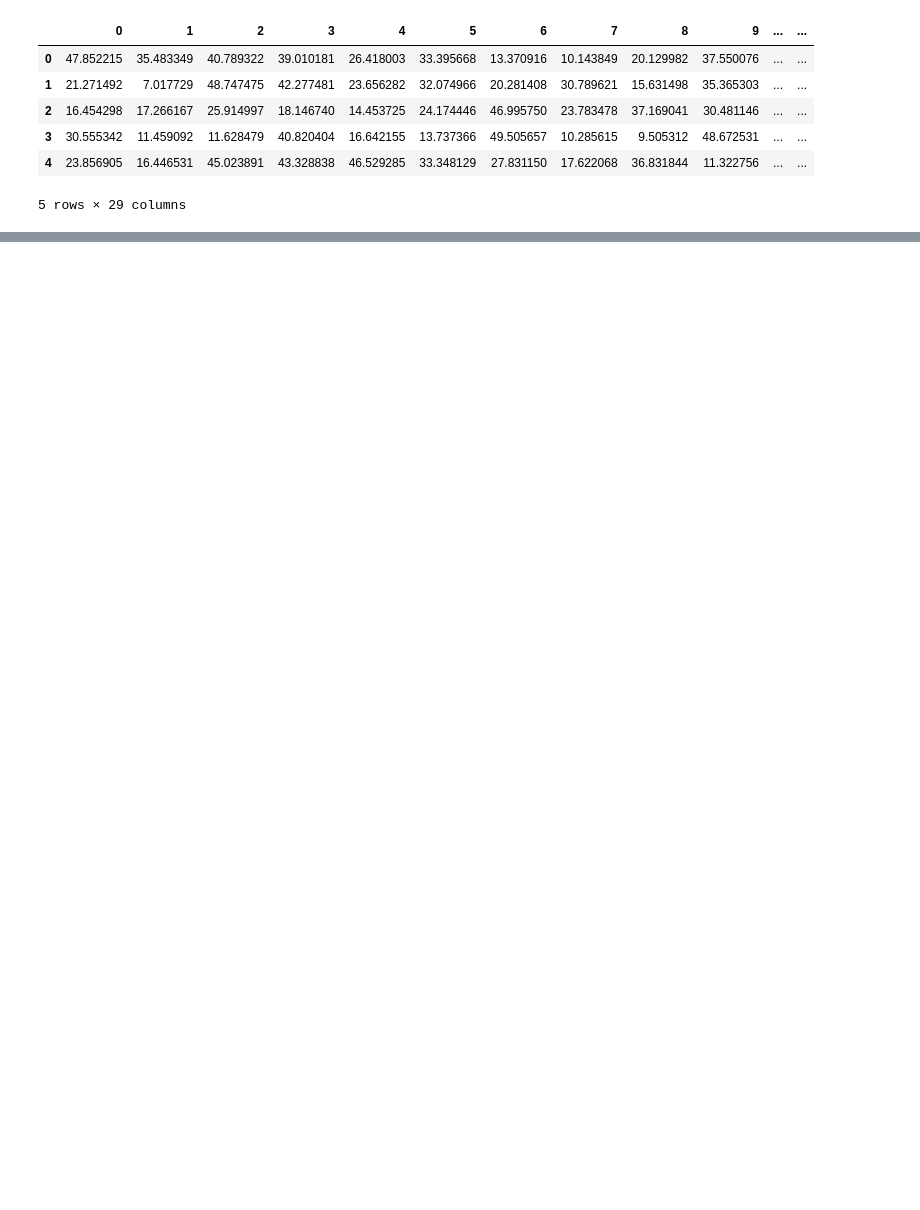
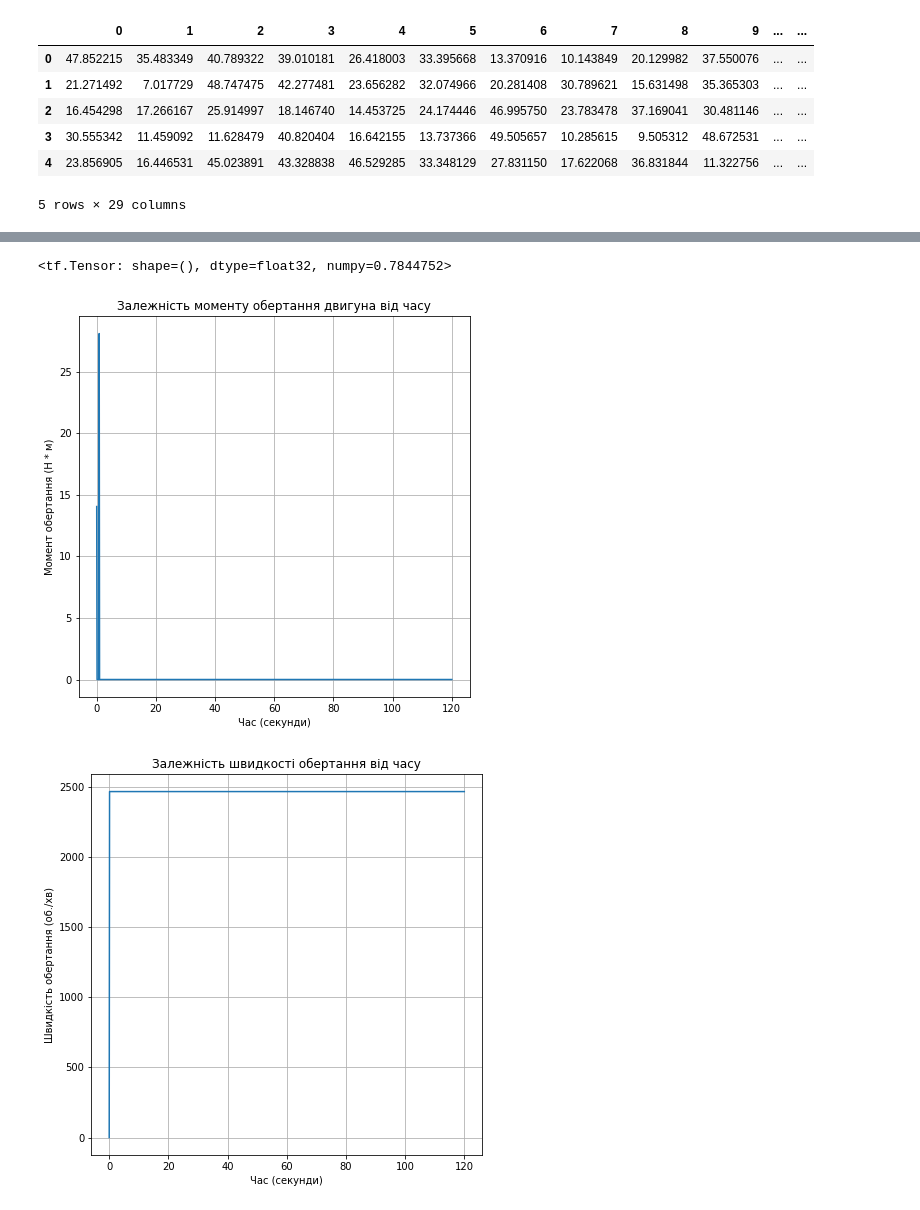
Before and after one commit to DimonLuk/am-diploma-dev, a Jupyter notebook: data_generation.ipynb, the cells around one changed output, grey strips where cells are left out. Cells and saved outputs as stored; diff of their text form; code cells hidden in the pictures; blank space fills up the shorter version.

```diff
--- a/data_generation.ipynb
+++ b/data_generation.ipynb
@@ -93,0 +127,6 @@ dtype: float32
+# %%
+evaluate_efficiency(tf.reshape(tf.constant(best.iloc[:, :29].to_numpy(), dtype="float32"), (29,)), t, True)
+# %% [output]
+<tf.Tensor: shape=(), dtype=float32, numpy=0.7844752>
+[figure, added]
+[figure, added]
```
Also changed, not shown: parts of 25 cells of this notebook, 7 other files.
